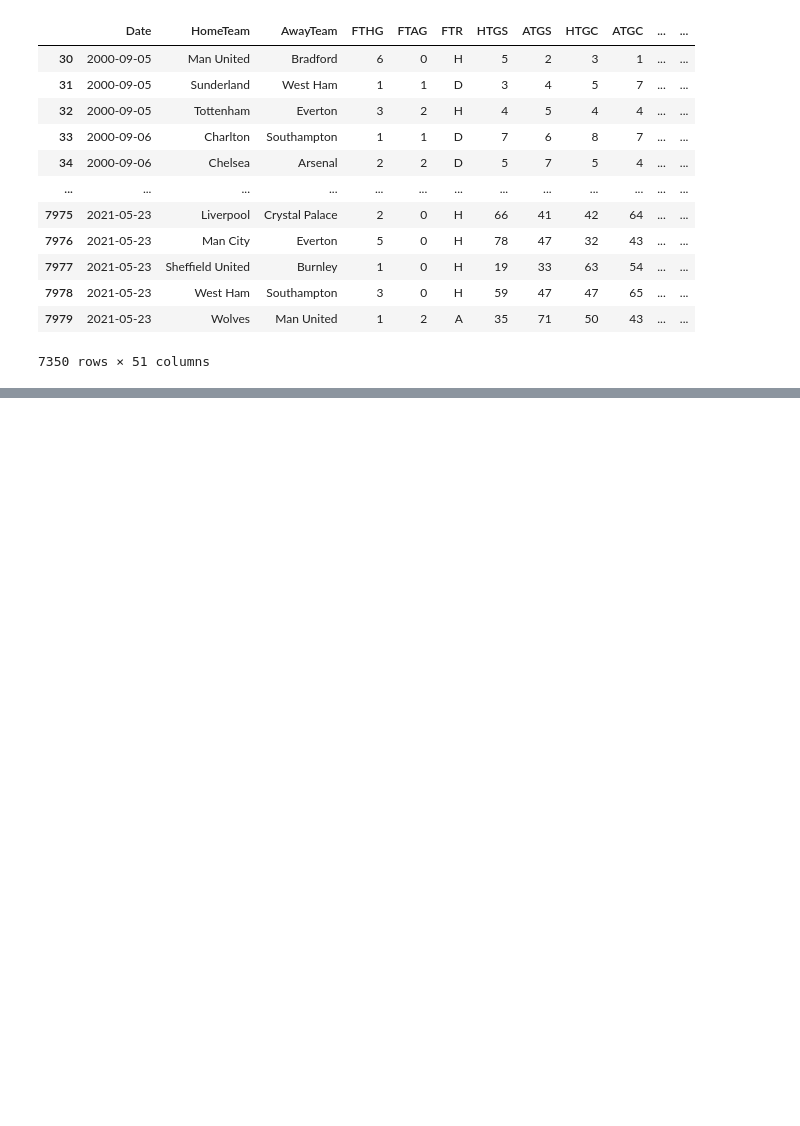
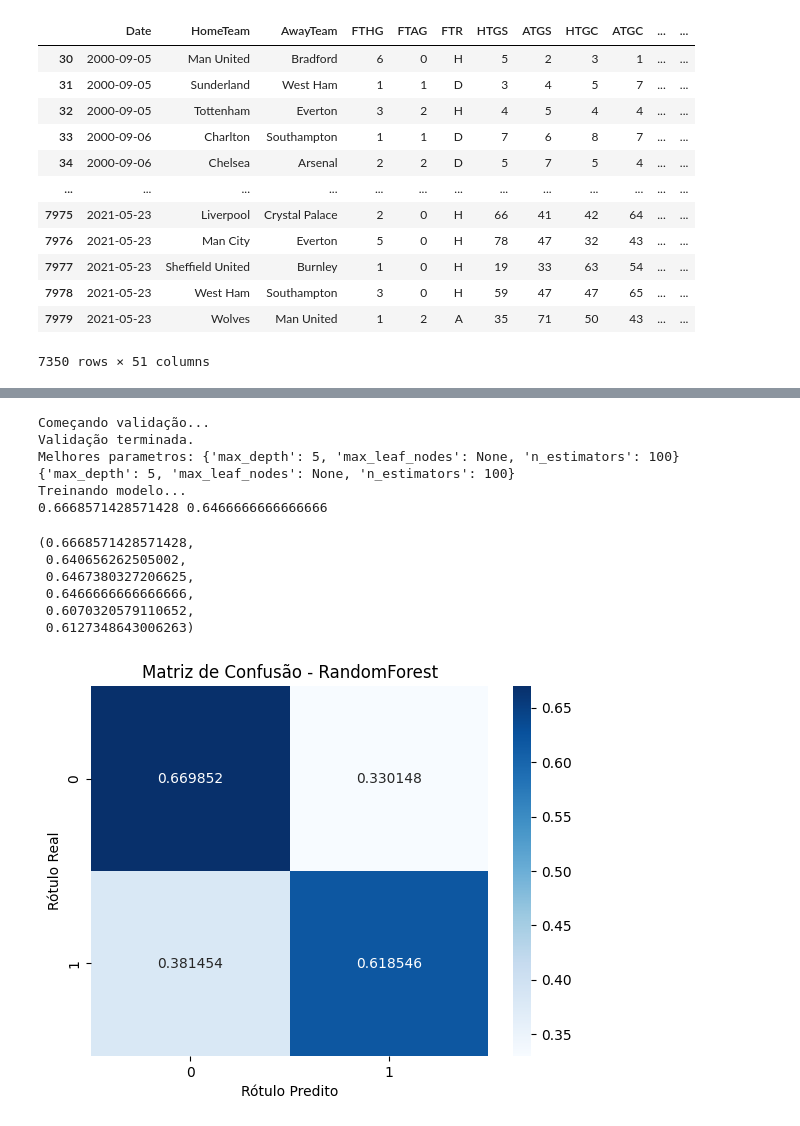
Before and after one commit to murilovpinheiro/Premier-League-Analysis-and-Prediction, a Jupyter notebook: experiments.ipynb, the cells around one changed output, grey strips where cells are left out. Drawn from its saved outputs; the diff is of its cells as text; code cells hidden in the pictures; blank space fills up the shorter version.

```diff
--- a/experiments.ipynb
+++ b/experiments.ipynb
@@ -92,6 +94,11 @@ train = datasetSelected_encoded.loc[
 test = datasetSelected_encoded.loc[
                 datasetSelected_encoded["Date"] >= "2015-08-11"].sample(frac = 1, random_state = 42)
 
+
+goalsTrain = train[["FTHG", "FTAG"]]
+goalsTest = test[["FTHG", "FTAG"]]
+
 print(train.shape)
 print(test.shape)
+goalsTrain
 # %% [output]
@@ -121,10 +134,20 @@ output_size = y_train_encoded.shape[1]
 # %%
-# preparando os dados para a classificação binária
+# trabalhando e criando os Y's
+# o encoded é utilizado no rede neural
+# o multiclass é usado na regressão logistica multiclasse
+# o binário é utilizado nos modelos com predição binária
+
+encoder = OneHotEncoder()
+y_train_encoded = encoder.fit_transform(y_train).toarray()
+y_test_encoded = encoder.transform(y_test).toarray()
+
+y_train_multiclass = train["FTR"].astype("category").cat.codes
+y_test_multiclass =  test["FTR"].astype("category").cat.codes
 
 functionHNH = np.vectorize(lambda x: "H" if x=="H" else "NH")
 
 y_train_ = functionHNH(y_train)
 y_test_ = functionHNH(y_test)
 
-y_train_ = np.where(y_train_ == "H", 1, 0)
-y_test_ = np.where(y_test_ == "H", 1, 0)
+y_train_binary = np.where(y_train_ == "H", 1, 0)
+y_test_binary = np.where(y_test_ == "H", 1, 0)
@@ -229,0 +216,22 @@ print(xgb_f1, xgb_acc)
+# %%
+best_params = rand_for_bin.train_validation(x_train_encoded, y_train_binary, goalsTrain)
+
+print(best_params)
+
+out_rf_bin = rand_for_bin.test(x_train_encoded, y_train_binary, x_test_encoded, y_test_binary, goalsTrain, goalsTest, best_params)
+
+out_rf_bin
+# %% [output]
+Começando validação...
+Validação terminada.
+Melhores parametros: {'max_depth': 5, 'max_leaf_nodes': None, 'n_estimators': 100}
+{'max_depth': 5, 'max_leaf_nodes': None, 'n_estimators': 100}
+Treinando modelo...
+0.6668571428571428 0.6466666666666666
+(0.6668571428571428,
+ 0.640656262505002,
+ 0.6467380327206625,
+ 0.6466666666666666,
+ 0.6070320579110652,
+ 0.6127348643006263)
+[figure, added]
```
Also changed, not shown: parts of 21 cells of this notebook, 18 other files.
